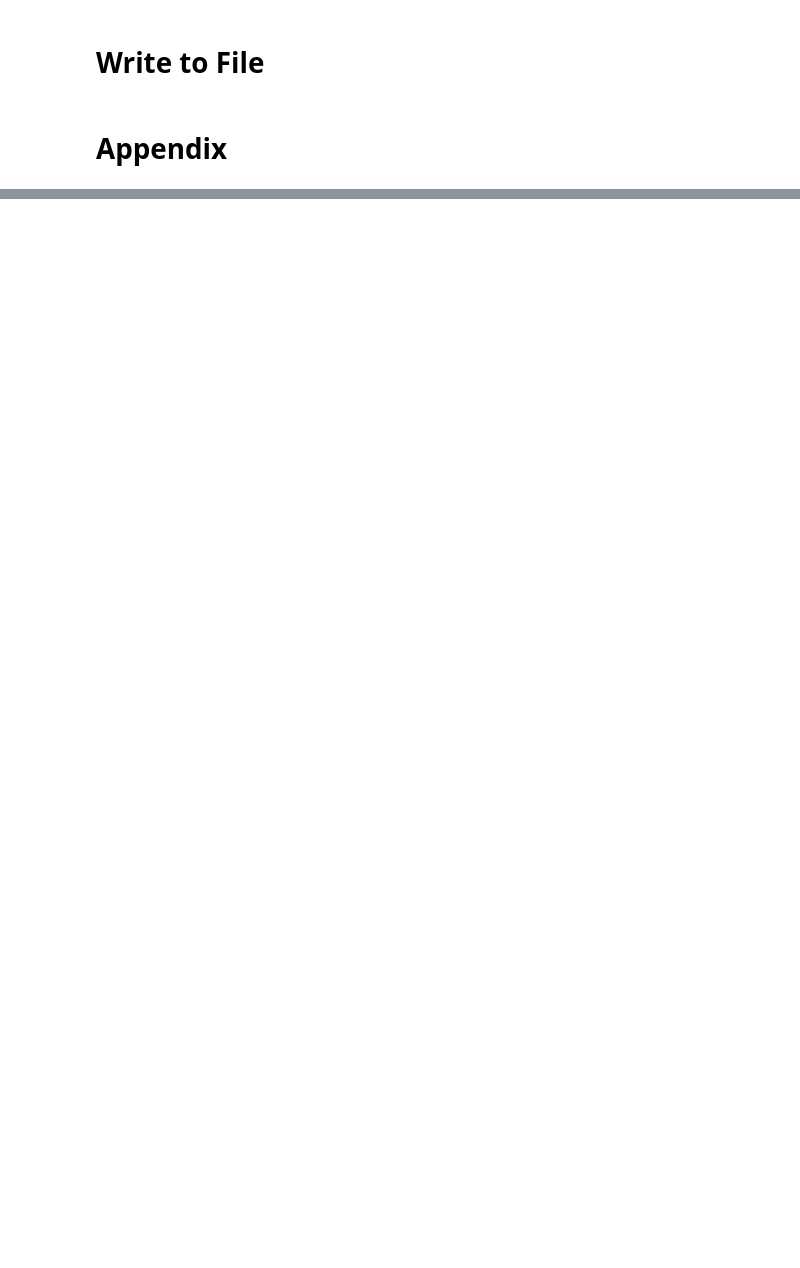
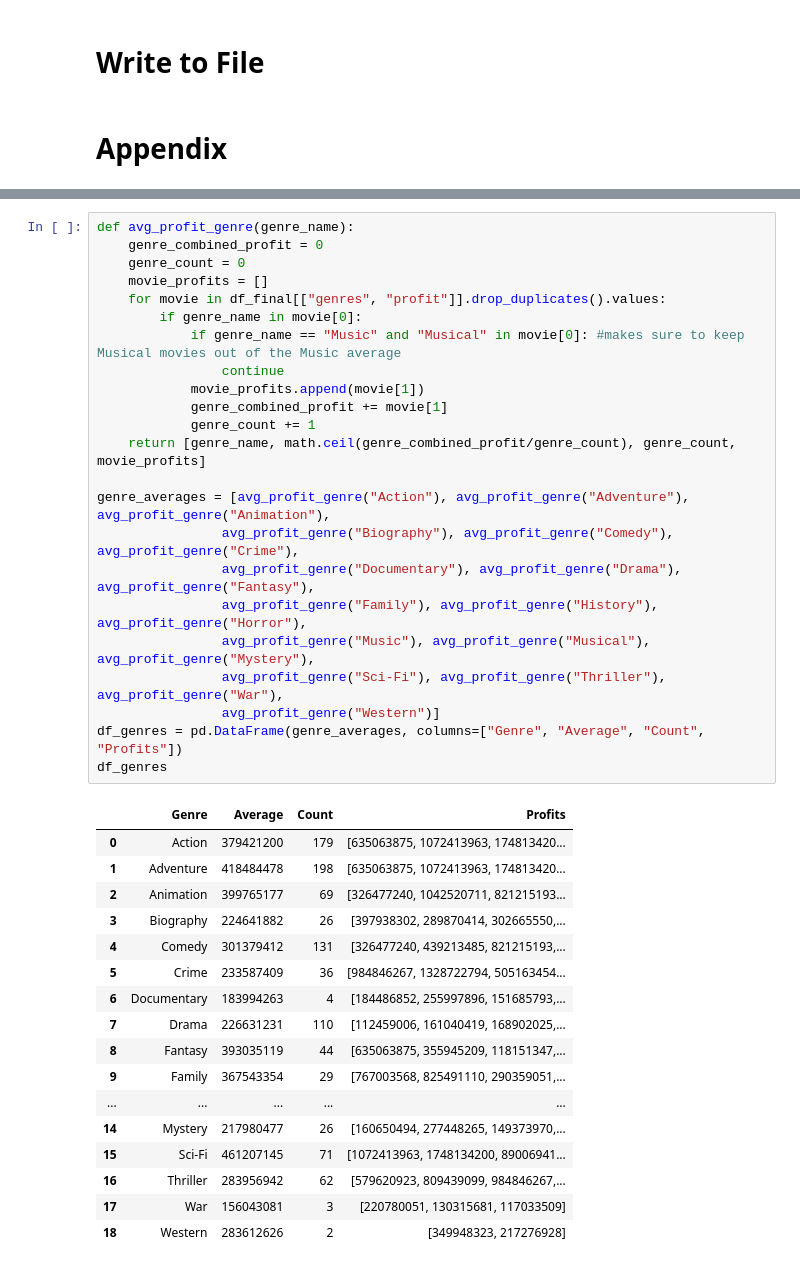
Before and after one commit to Jmanitou/Flatiron-Movie-Genre-Analysis, a Jupyter notebook: Movie_Genre_Analysis.ipynb, the cells around one changed output, grey strips where cells are left out. Cells and saved outputs as stored; diff of their text form; blank space fills up the shorter version.

```diff
--- a/Movie_Genre_Analysis.ipynb
+++ b/Movie_Genre_Analysis.ipynb
@@ -212,0 +259,41 @@ df_genres = pd.DataFrame(genre_averages, columns=["Genre", "Average", "Count", "
+# %%
+def avg_profit_genre(genre_name):
+    genre_combined_profit = 0
+    genre_count = 0
+    movie_profits = []
+    for movie in df_final[["genres", "profit"]].drop_duplicates().values:
+        if genre_name in movie[0]:
+            if genre_name == "Music" and "Musical" in movie[0]: #makes sure to keep Musical movies out of the Music average
+                continue
+            movie_profits.append(movie[1])
+            genre_combined_profit += movie[1]
+            genre_count += 1
+    return [genre_name, math.ceil(genre_combined_profit/genre_count), genre_count, movie_profits]
+
+genre_averages = [avg_profit_genre("Action"), avg_profit_genre("Adventure"), avg_profit_genre("Animation"),
+                avg_profit_genre("Biography"), avg_profit_genre("Comedy"), avg_profit_genre("Crime"),
+                avg_profit_genre("Documentary"), avg_profit_genre("Drama"), avg_profit_genre("Fantasy"),
+                avg_profit_genre("Family"), avg_profit_genre("History"), avg_profit_genre("Horror"),
+                avg_profit_genre("Music"), avg_profit_genre("Musical"), avg_profit_genre("Mystery"),
+                avg_profit_genre("Sci-Fi"), avg_profit_genre("Thriller"), avg_profit_genre("War"),
+                avg_profit_genre("Western")]
+df_genres = pd.DataFrame(genre_averages, columns=["Genre", "Average", "Count", "Profits"])
+df_genres
+# %% [output]
+|  | Genre | Average | Count | Profits |
+| 0 | Action | 379421200 | 179 | [635063875, 1072413963, 174813420... |
+| 1 | Adventure | 418484478 | 198 | [635063875, 1072413963, 174813420... |
+| 2 | Animation | 399765177 | 69 | [326477240, 1042520711, 821215193... |
+| 3 | Biography | 224641882 | 26 | [397938302, 289870414, 302665550,... |
+| 4 | Comedy | 301379412 | 131 | [326477240, 439213485, 821215193,... |
+| 5 | Crime | 233587409 | 36 | [984846267, 1328722794, 505163454... |
+| 6 | Documentary | 183994263 | 4 | [184486852, 255997896, 151685793,... |
+| 7 | Drama | 226631231 | 110 | [112459006, 161040419, 168902025,... |
+| 8 | Fantasy | 393035119 | 44 | [635063875, 355945209, 118151347,... |
+| 9 | Family | 367543354 | 29 | [767003568, 825491110, 290359051,... |
+| ... | ... | ... | ... | ... |
+| 14 | Mystery | 217980477 | 26 | [160650494, 277448265, 149373970,... |
+| 15 | Sci-Fi | 461207145 | 71 | [1072413963, 1748134200, 89006941... |
+| 16 | Thriller | 283956942 | 62 | [579620923, 809439099, 984846267,... |
+| 17 | War | 156043081 | 3 | [220780051, 130315681, 117033509] |
+| 18 | Western | 283612626 | 2 | [349948323, 217276928] |
```
Also changed, not shown: parts of 27 cells of this notebook, 4 other files.
